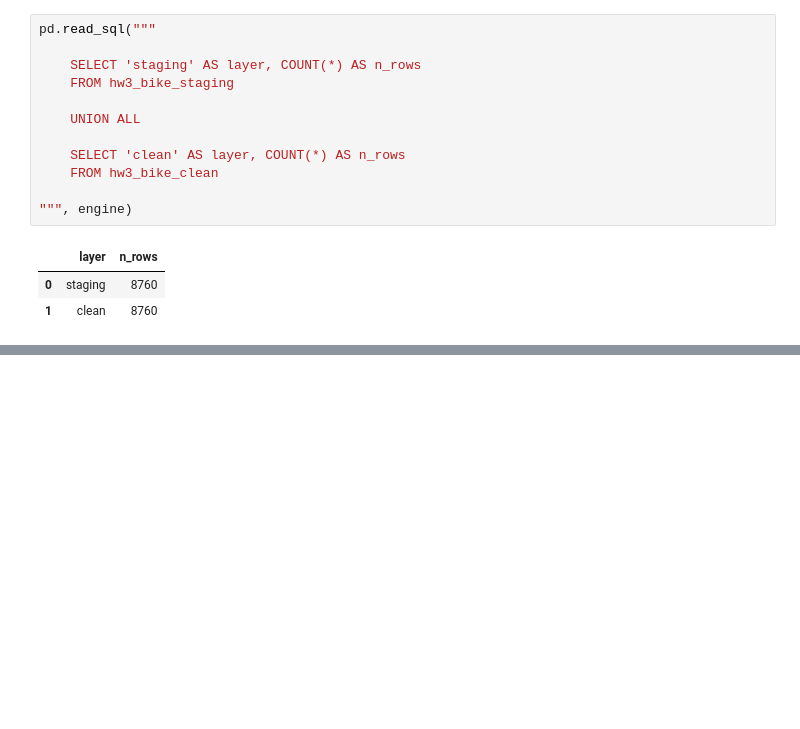
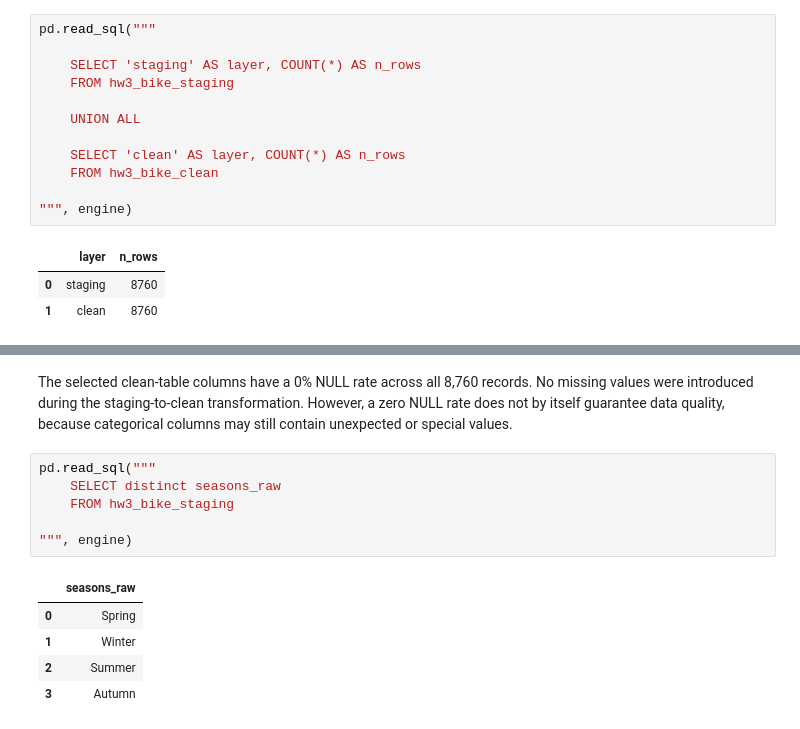
Before and after one commit to BorysZhyhalo/goit-rdb-hw-03, a Jupyter notebook: hw_3_data__loading_sql_dql.ipynb, the cells around one changed output, grey strips where cells are left out. Cells and saved outputs as stored; diff of their text form; blank space fills up the shorter version.

```diff
--- a/hw_3_data__loading_sql_dql.ipynb
+++ b/hw_3_data__loading_sql_dql.ipynb
@@ -324,0 +410,14 @@ pd.read_sql("""
+# %% [markdown]
+The selected clean-table columns have a 0% NULL rate across all 8,760 records. No missing values were introduced during the staging-to-clean transformation. However, a zero NULL rate does not by itself guarantee data quality, because categorical columns may still contain unexpected or special values.
+# %%
+pd.read_sql("""
+    SELECT distinct seasons_raw
+    FROM hw3_bike_staging
+
+""", engine)
+# %% [output]
+|  | seasons_raw |
+| 0 | Spring |
+| 1 | Winter |
+| 2 | Summer |
+| 3 | Autumn |
```
Also changed, not shown: parts of 15 cells of this notebook.
